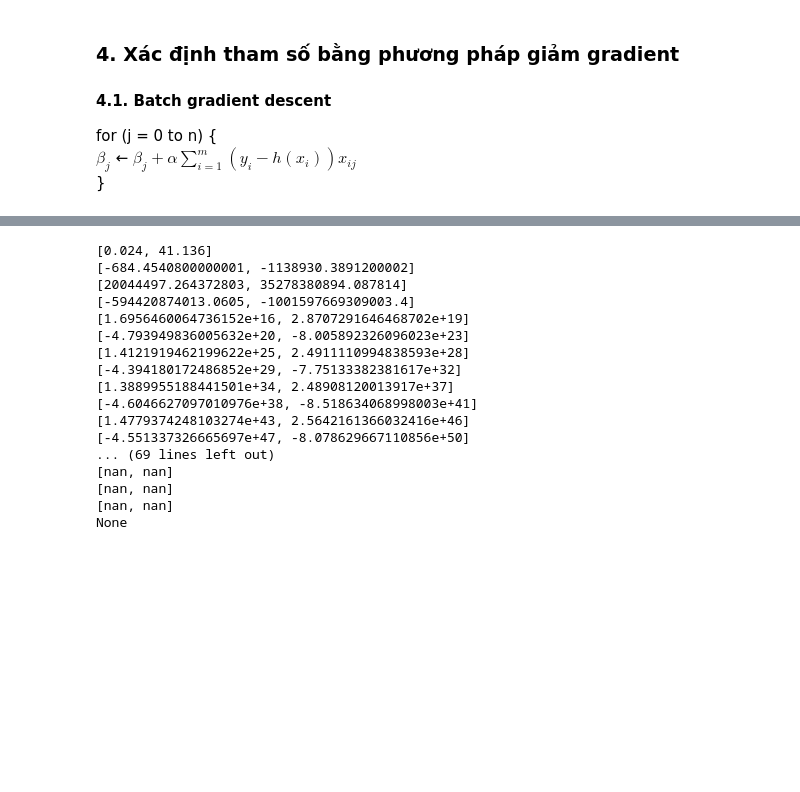
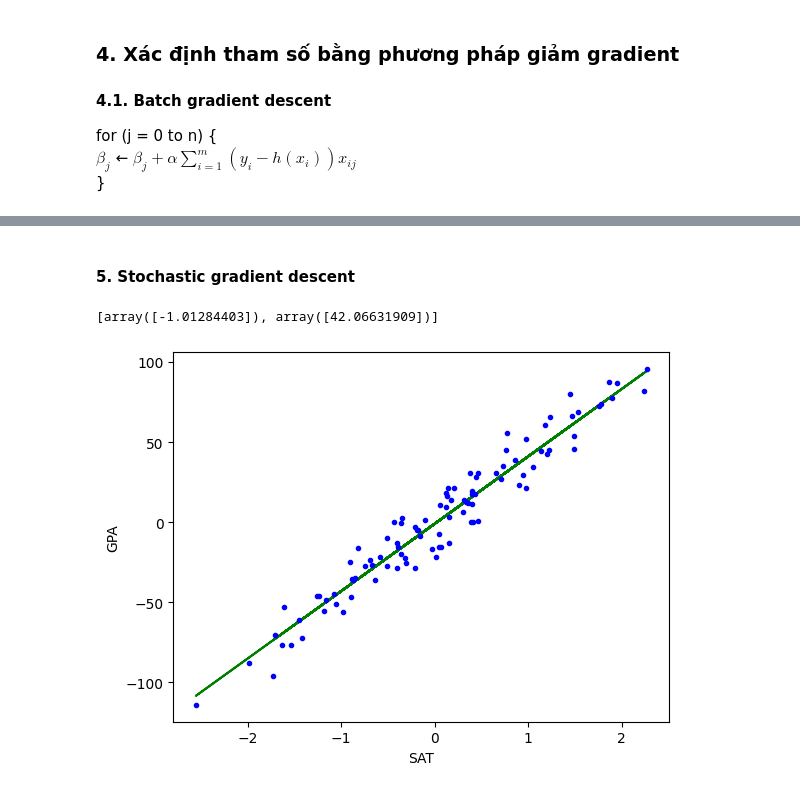
Before and after one commit to nhatthanhnguyen/linear-regression-gradient-descent-demo, a Jupyter notebook: linear-regression.ipynb, the cells around one changed output, grey strips where cells are left out. Saved outputs shown, nothing was run; the diff lists cells and outputs as text; code cells hidden in the pictures; blank space fills up the shorter version.

```diff
--- a/linear-regression.ipynb
+++ b/linear-regression.ipynb
@@ -99,14 +126,26 @@ def batch_gradient_descent(X, Y, num_iterations, alpha):
+# %% [markdown]
+#### 5. Stochastic gradient descent
+# %%
+# y = b0 + b1*x
+def stochastic_gradient_descent(x, y, number_of_iterations, learning_rate):
+    m = len(y)
+    b_0 = 0
+    b_1 = 0
+    for _ in range(number_of_iterations):
+        for i in range(m):
+            b_0 = b_0 + learning_rate * (y[i] - (b_0 + b_1 * x[i]))
+            b_1 = b_1 + learning_rate * (y[i] - (b_0 + b_1 * x[i])) * x[i]
+
+    return [b_0, b_1]
 # %%
-beta_batch_gradient_descent = batch_gradient_descent(X, Y, 2, 0.01)
-h_predict_batch_gradient_descent = np.array([])
-for i in X:
-    h_predict_batch_gradient_descent = np.append(
-        h_predict_batch_gradient_descent,
-        beta_batch_gradient_descent[0] + beta_batch_gradient_descent[1] * i
-    )
-print(h_predict_batch_gradient_descent)
-plt.plot(X, h_predict_batch_gradient_descent, "g-")
-plt.plot(X, Y, "b.")
+beta_3 = stochastic_gradient_descent(x, y, 100, 0.01)
+print(beta_3)
+h_3 = beta_3[0] + beta_3[1] * x
+plt.plot(x, h_3, "g-")
+plt.plot(x, y, "b.")
 plt.xlabel('SAT')
 plt.ylabel('GPA')
 plt.show()
+# %% [output]
+[array([-1.01284403]), array([42.06631909])]
+[figure, added]
@@ -122,20 +151,0 @@ def stochastic_gradient_descent(X, Y, alpha):
-# %%
-print(stochastic_gradient_descent(X, Y, 1, 0.01))
-# %% [output]
-[0.024, 41.136]
-[-684.4540800000001, -1138930.3891200002]
-[20044497.264372803, 35278380894.087814]
-[-594420874013.0605, -1001597669309003.4]
-[1.6956460064736152e+16, 2.8707291646468702e+19]
-[-4.793949836005632e+20, -8.005892326096023e+23]
-[1.4121919462199622e+25, 2.4911110994838593e+28]
-[-4.394180172486852e+29, -7.75133382381617e+32]
-[1.3889955188441501e+34, 2.48908120013917e+37]
-[-4.6046627097010976e+38, -8.518634068998003e+41]
-[1.4779374248103274e+43, 2.5642161366032416e+46]
-[-4.551337326665697e+47, -8.078629667110856e+50]
-... (69 lines left out)
-[nan, nan]
-[nan, nan]
-[nan, nan]
-None
```
Also changed, not shown: parts of 22 cells of this notebook, 3 other files.
